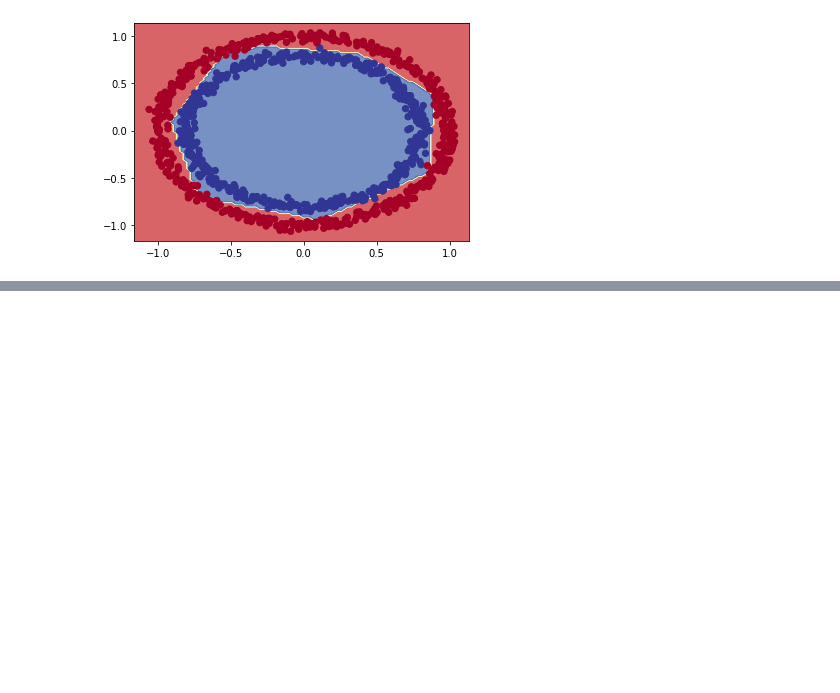
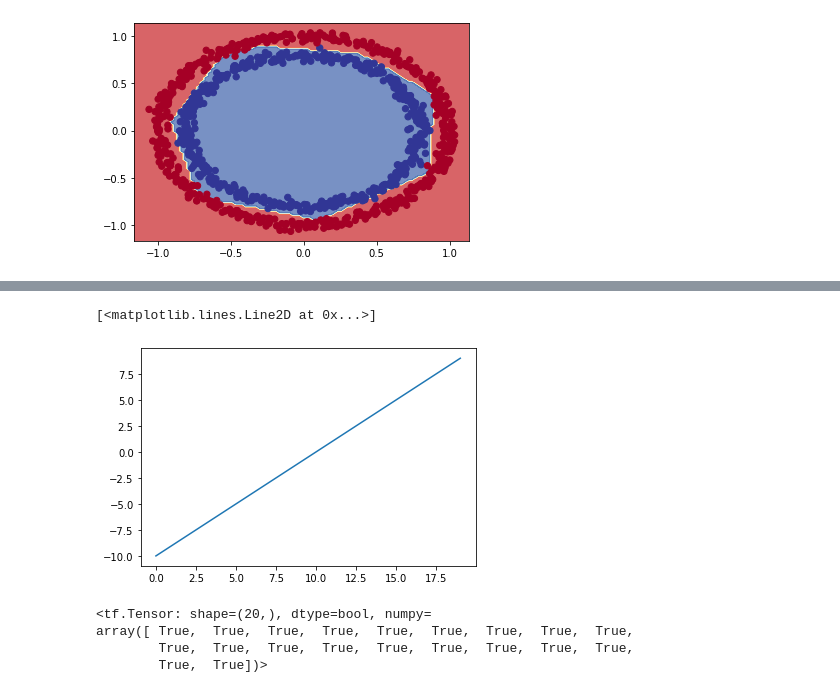
Before and after one commit to prasann25/colab, a Jupyter notebook: 02_neural_network_classification_with_tensorflow.ipynb, the cells around one changed output, grey strips where cells are left out. Saved outputs shown, nothing was run; the diff lists cells and outputs as text; code cells hidden in the pictures; blank space fills up the shorter version.

```diff
--- a/02_neural_network_classification_with_tensorflow.ipynb
+++ b/02_neural_network_classification_with_tensorflow.ipynb
@@ -526,0 +593,14 @@ Hint :what data did the model learn and what data we predict on?
+# %%
+# Does the linear activation functon change anything?
+plt.plot(tf.keras.activations.linear(A))
+# %% [output]
+[<matplotlib.lines.Line2D at 0x...>]
+[figure, added]
+# %%
+# Does A even change?
+A == tf.keras.activations.linear(A)
+# %% [output]
+<tf.Tensor: shape=(20,), dtype=bool, numpy=
+array([ True,  True,  True,  True,  True,  True,  True,  True,  True,
+        True,  True,  True,  True,  True,  True,  True,  True,  True,
+        True,  True])>
```
Also changed, not shown: parts of 15 cells of this notebook.
